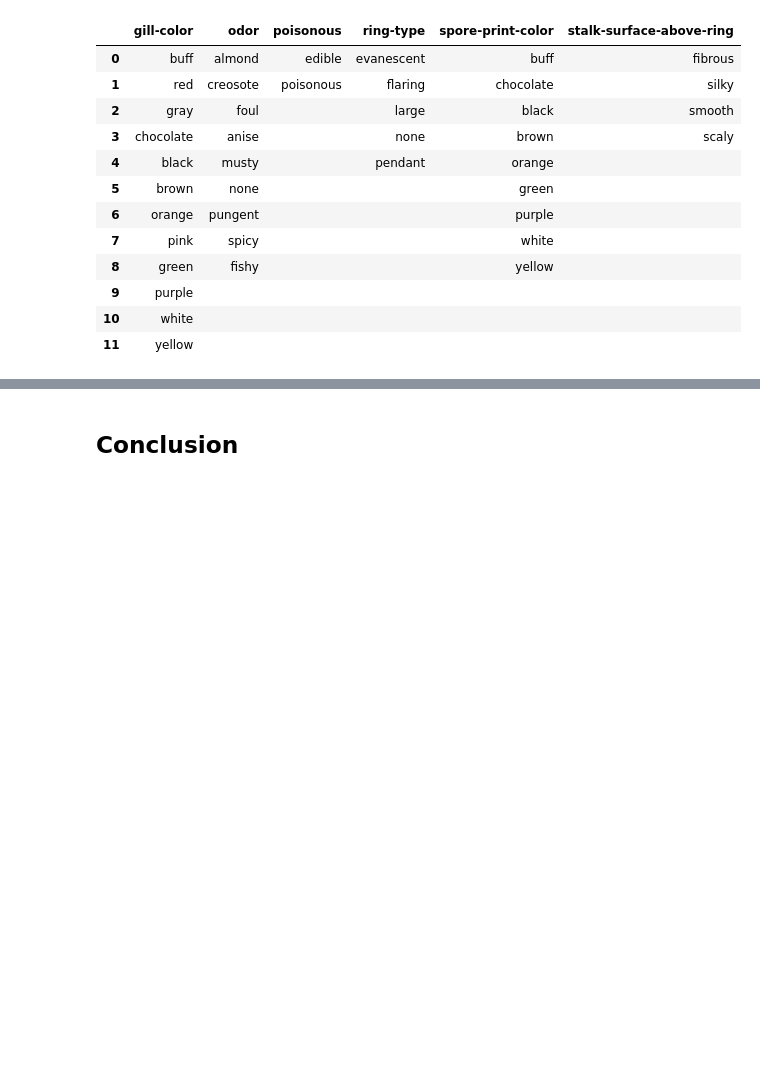
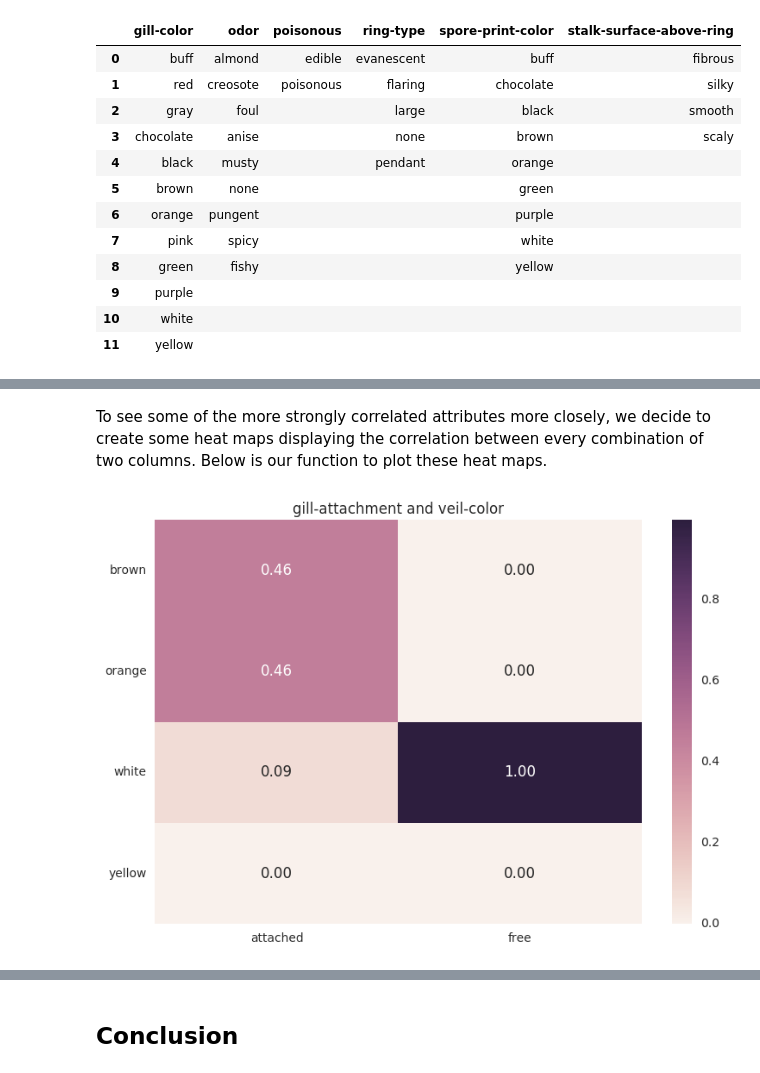
Before and after one commit to LukeWood/Mushroom-Classification, a Jupyter notebook: DraftReport.ipynb, the cells around one changed output, grey strips where cells are left out. Drawn from its saved outputs; the diff is of its cells as text; code cells hidden in the pictures; blank space fills up the shorter version.

Commit message:
add heatmap code

```diff
--- a/DraftReport.ipynb
+++ b/DraftReport.ipynb
@@ -401,0 +394,45 @@ We ended up dropping the stalk-root attribute due to 25% of the rows missing a s
+# %% [markdown]
+To see some of the more strongly correlated attributes more closely, we decide to create some heat maps displaying the correlation between every combination of two columns. Below is our function to plot these heat maps.
+# %%
+def heatmap(attr1, attr2,annot=True):
+    df = get_data_frame()
+    labels1 = get_attribute_dictionary()[attr1]
+    labels2 = get_attribute_dictionary()[attr2]
+
+    data = []
+
+    for a in df[attr1].cat.categories:
+        column = df[attr2][df[attr1] == a].value_counts()/len(df[df[attr1]==a])
+        data.append(column)
+
+    d = pd.concat(data, axis=1)
+    d.columns = [labels1[a] for a in df[attr1].cat.categories]
+
+    ticks = [labels2[a] for a in d.index]
+
+    sns.heatmap(d, annot=annot, yticklabels=ticks, fmt='.2f')
+
+
+    plt.title("{} and {}".format(attr1, attr2))
+    plt.yticks(rotation=0)
+    plt.tight_layout()
+    #plt.savefig("heatmaps/{}_and_{}.png".format(attr1, attr2))
+    plt.show()
+    plt.clf()
+
+#def heatmap_important():
+#   important_pairs = [
+#  ("gill-attachment","veil-color"),
+#    ("ring-type","spore-print-color"),
+#    ("odor","poisonous"),
+#    ("stalk-shape","stalk-roots")
+#    ]
+#
+#    for x,y in important_pairs:
+#        heatmap(x,y)
+
+#heatmap_important()
+# %%
+heatmap('gill-attachment', 'veil-color')
+# %% [output]
+[figure, added]
```
Also changed, not shown: parts of 8 cells of this notebook.
